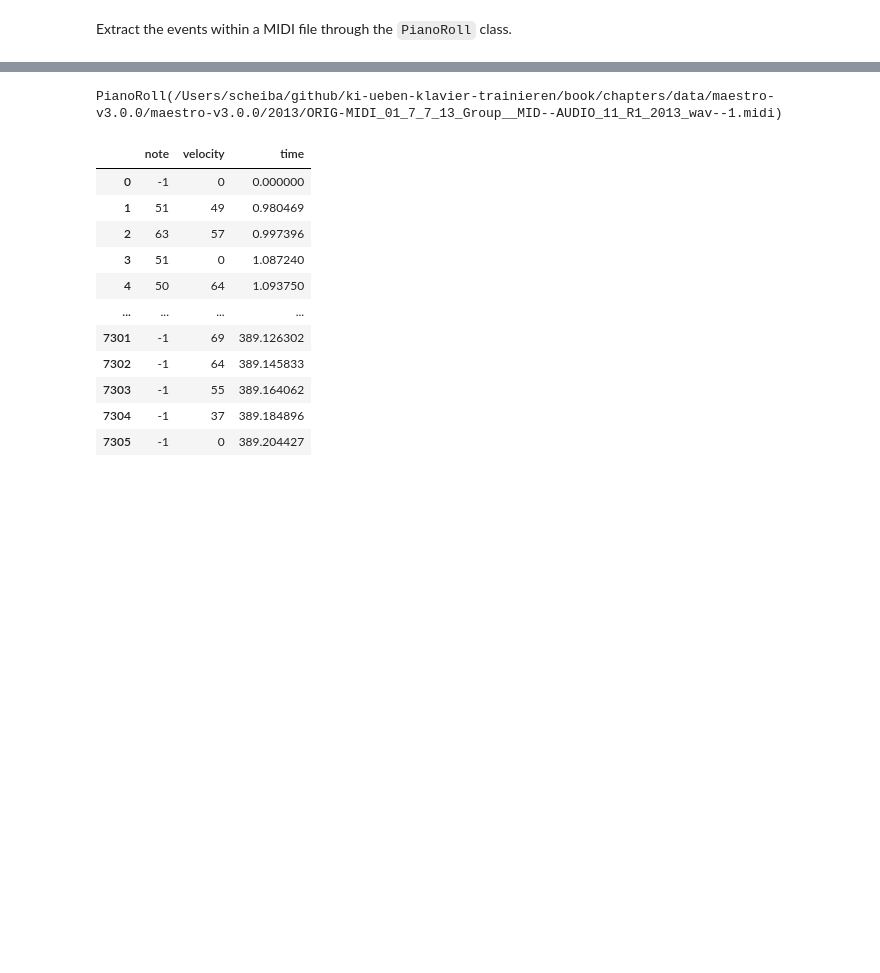
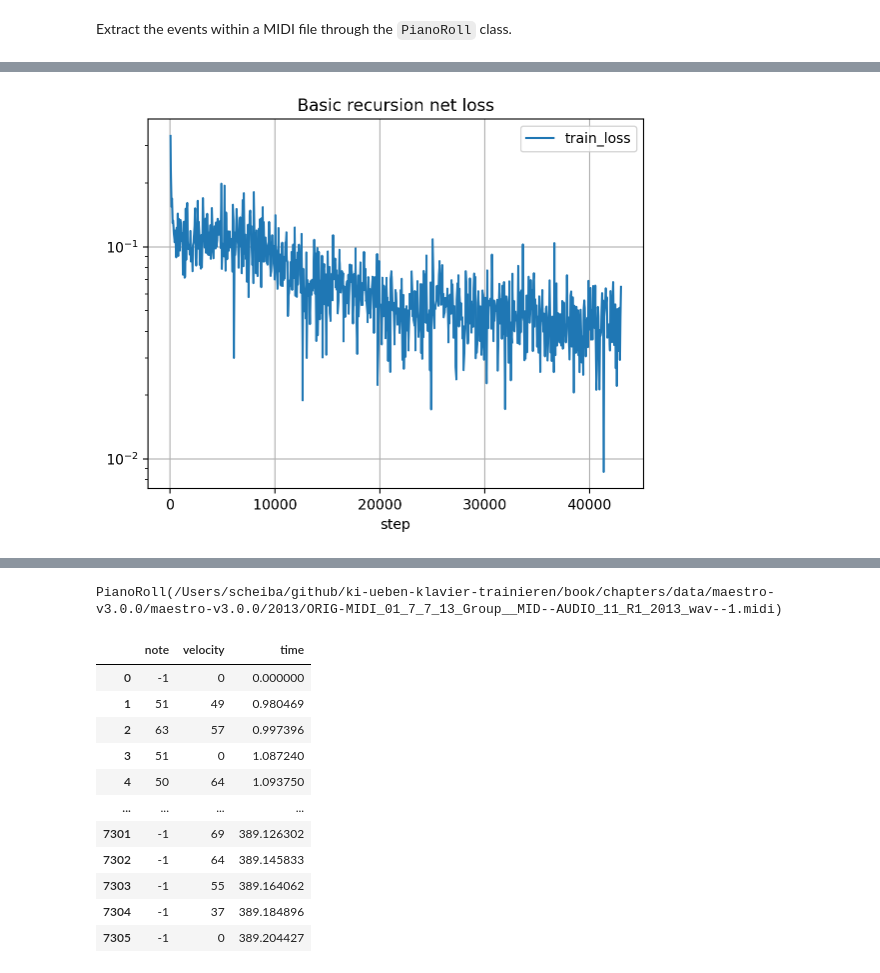
Before and after one commit to capital-G/ki-ueben-klavier-trainieren, a Jupyter notebook: book/chapters/rnn.ipynb, the cells around one changed output, grey strips where cells are left out. Saved outputs shown, nothing was run; the diff lists cells and outputs as text; code cells hidden in the pictures; blank space fills up the shorter version.

```diff
--- a/book/chapters/rnn.ipynb
+++ b/book/chapters/rnn.ipynb
@@ -26,0 +144,9 @@ Extract the events within a MIDI file through the `PianoRoll` class.
+# %%
+import pandas as pd
+
+df_simple_metrics = pd.read_csv("logs/basic_recursion_net/version_0/metrics.csv")
+df_simple_metrics.plot.line(
+    grid=True, title="Basic recursion net loss", x="step", y="train_loss", logy=True
+);
+# %% [output]
+[figure, added]
```
Also changed, not shown: parts of 52 cells of this notebook, 7 other files.
